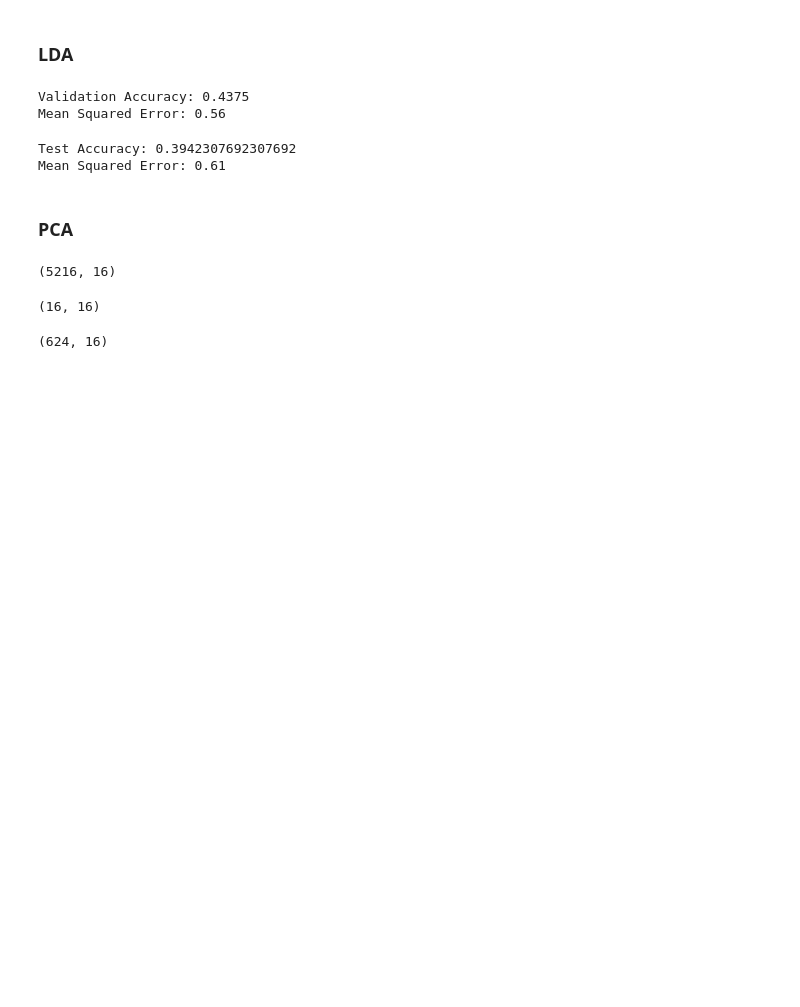
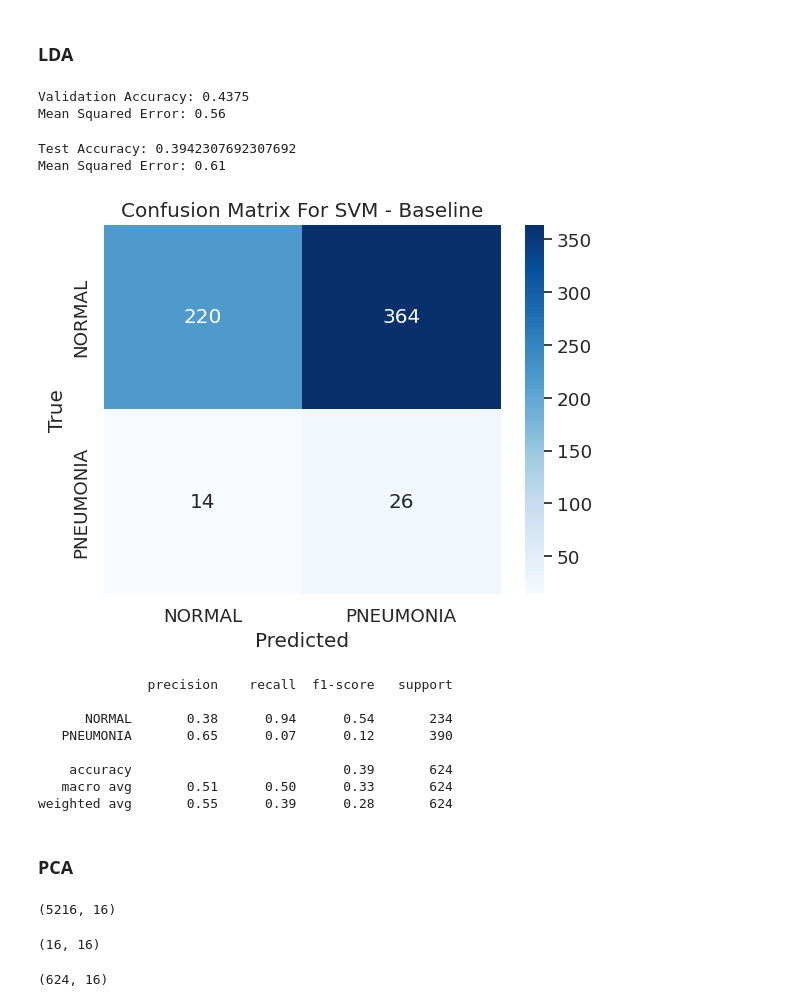
Before and after one commit to dawlattt/denoising-pneumonia, a Jupyter notebook: SVM/svm_baseline.ipynb, the cells around one changed output. Drawn from its saved outputs; the diff is of its cells as text; code cells hidden in the pictures; blank space fills up the shorter version.

```diff
--- a/SVM/svm_baseline.ipynb
+++ b/SVM/svm_baseline.ipynb
@@ -130,19 +158,21 @@ print(f'Mean Squared Error: {mse:.2f}')
 # %% [output]
 Validation Accuracy: 0.4375
 Mean Squared Error: 0.56
-# %%
-# Make predictions on the test set
-y_pred_test = svm_model.predict(X_test_lda)
-
-# Evaluate the model on the test set
-accuracy_test = sklearn.metrics.accuracy_score(y_test, y_pred_test)
-mse = mean_squared_error(y_test, y_pred_test)
-
-print(f"Test Accuracy: {accuracy_test}")
-print(f'Mean Squared Error: {mse:.2f}')
-# %% [output]
-Test Accuracy: 0.3942307692307692
-Mean Squared Error: 0.61
+# %%
+# Evalutaing the model on the test set
+evaluate(svm_model, X_test_lda, y_test)
+# %% [output]
+Test Accuracy: 0.3942307692307692
+Mean Squared Error: 0.61
+[figure, added]
+              precision    recall  f1-score   support
+
+      NORMAL       0.38      0.94      0.54       234
+   PNEUMONIA       0.65      0.07      0.12       390
+
+    accuracy                           0.39       624
+   macro avg       0.51      0.50      0.33       624
+weighted avg       0.55      0.39      0.28       624
 # %% [markdown]
 ### PCA
 # %%
```
Also changed, not shown: parts of 15 cells of this notebook, 4 other files.
